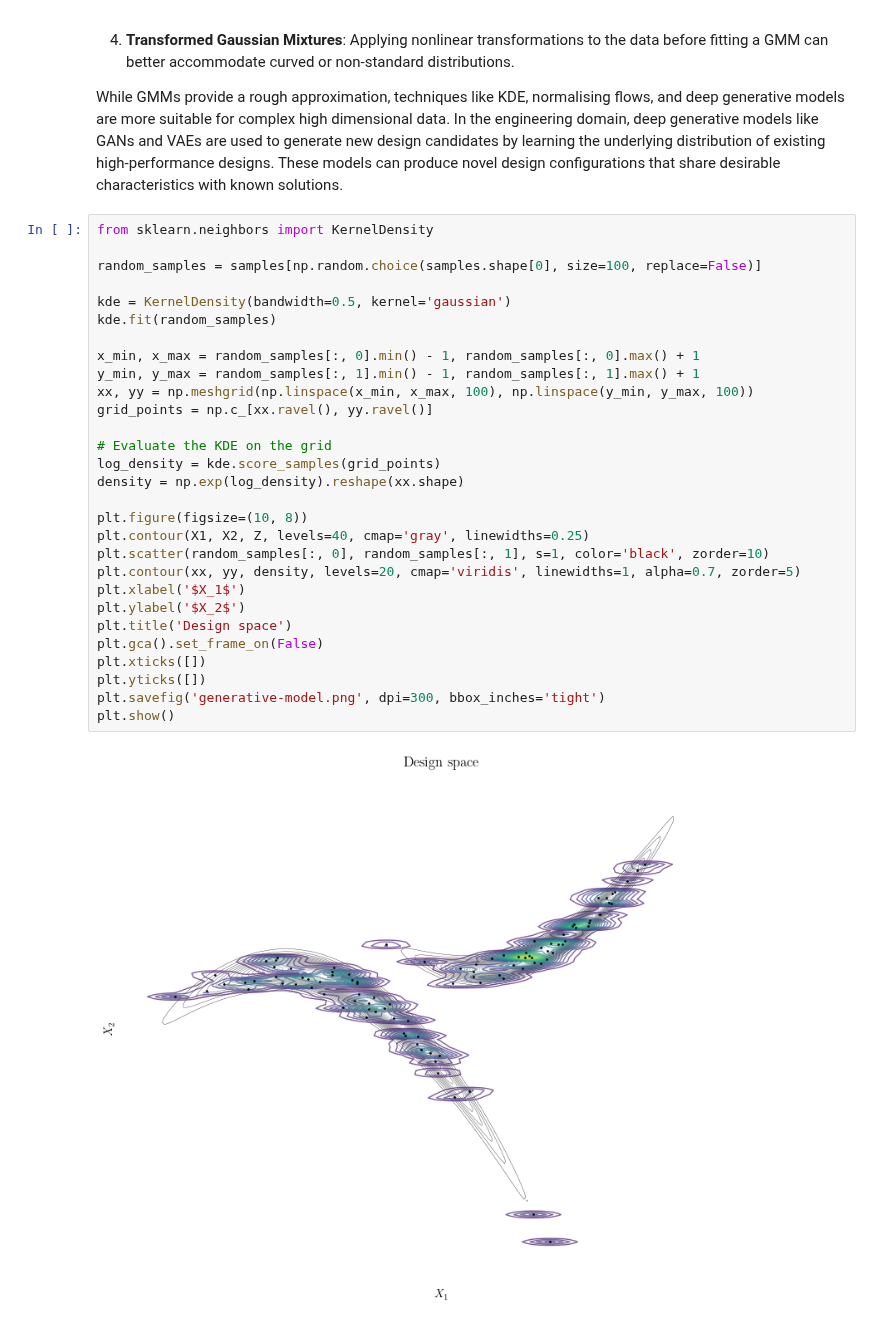
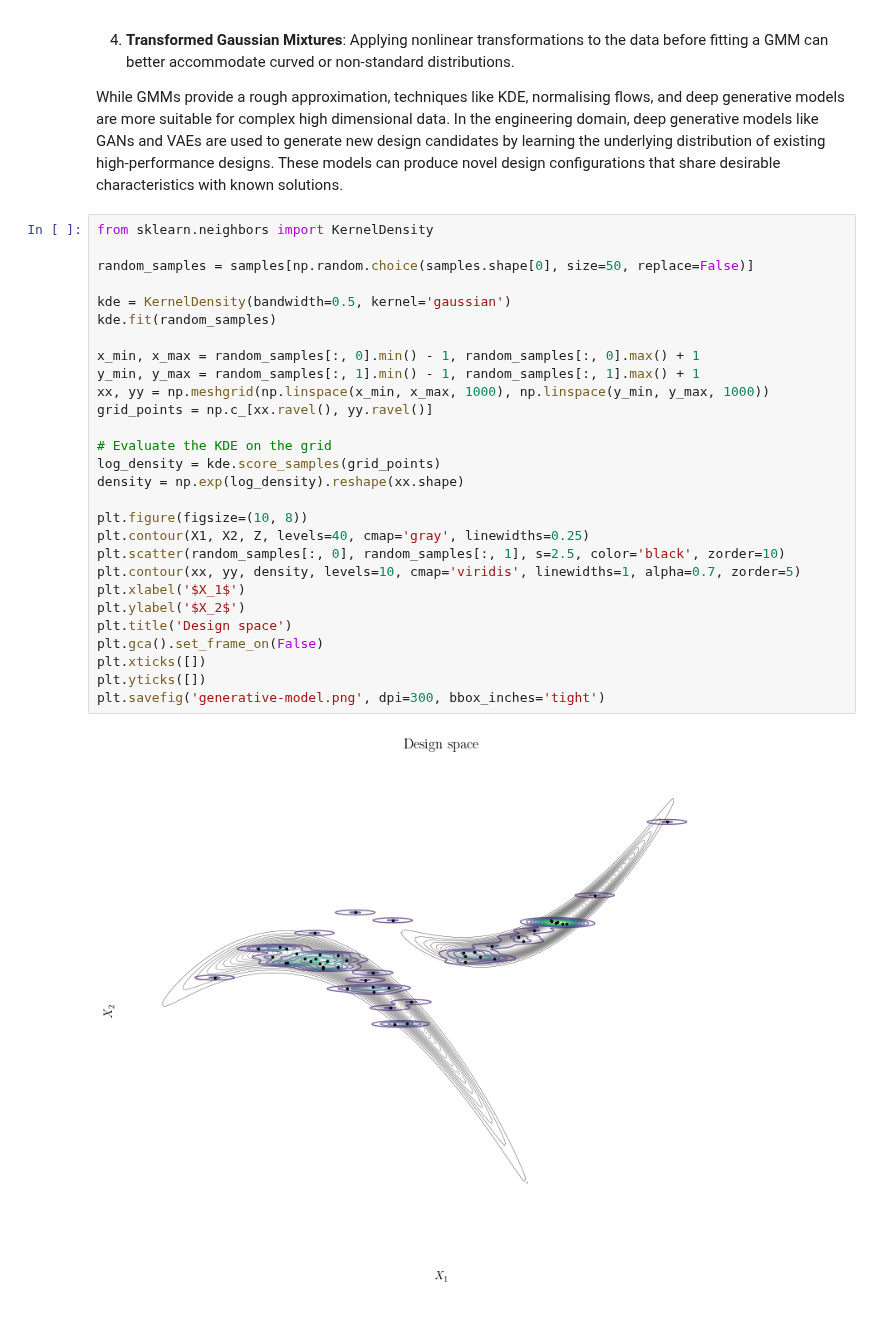
Before and after one commit to mark-hobbs/articles, a Jupyter notebook: design-space-exploration.ipynb, the cells around one changed output. Saved outputs shown, nothing was run; the diff lists cells and outputs as text.

```diff
--- a/design-space-exploration.ipynb
+++ b/design-space-exploration.ipynb
@@ -784,31 +796,30 @@ While GMMs provide a rough approximation, techniques like KDE, normalising flows
 # %%
 from sklearn.neighbors import KernelDensity
 
-random_samples = samples[np.random.choice(samples.shape[0], size=100, replace=False)]
+random_samples = samples[np.random.choice(samples.shape[0], size=50, replace=False)]
 
 kde = KernelDensity(bandwidth=0.5, kernel='gaussian')
 kde.fit(random_samples)
 
 x_min, x_max = random_samples[:, 0].min() - 1, random_samples[:, 0].max() + 1
 y_min, y_max = random_samples[:, 1].min() - 1, random_samples[:, 1].max() + 1
-xx, yy = np.meshgrid(np.linspace(x_min, x_max, 100), np.linspace(y_min, y_max, 100))
+xx, yy = np.meshgrid(np.linspace(x_min, x_max, 1000), np.linspace(y_min, y_max, 1000))
 grid_points = np.c_[xx.ravel(), yy.ravel()]
 
 # Evaluate the KDE on the grid
 log_density = kde.score_samples(grid_points)
 density = np.exp(log_density).reshape(xx.shape)
 
 plt.figure(figsize=(10, 8))
 plt.contour(X1, X2, Z, levels=40, cmap='gray', linewidths=0.25)
-plt.scatter(random_samples[:, 0], random_samples[:, 1], s=1, color='black', zorder=10)
-plt.contour(xx, yy, density, levels=20, cmap='viridis', linewidths=1, alpha=0.7, zorder=5)
+plt.scatter(random_samples[:, 0], random_samples[:, 1], s=2.5, color='black', zorder=10)
+plt.contour(xx, yy, density, levels=10, cmap='viridis', linewidths=1, alpha=0.7, zorder=5)
 plt.xlabel('$X_1$')
 plt.ylabel('$X_2$')
 plt.title('Design space')
 plt.gca().set_frame_on(False)
 plt.xticks([])
 plt.yticks([])
 plt.savefig('generative-model.png', dpi=300, bbox_inches='tight')
-plt.show()
 # %% [output]
-[figure, old version]
+[figure, new version]
```
Also changed, not shown: parts of 6 cells of this notebook, 1 other file.
